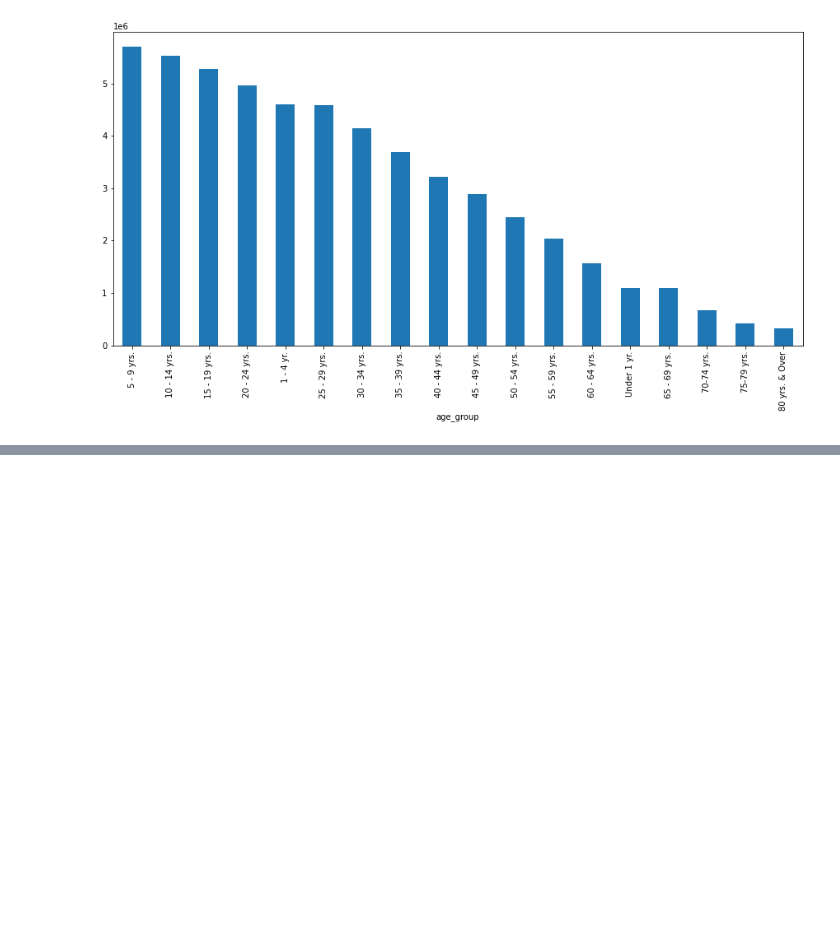
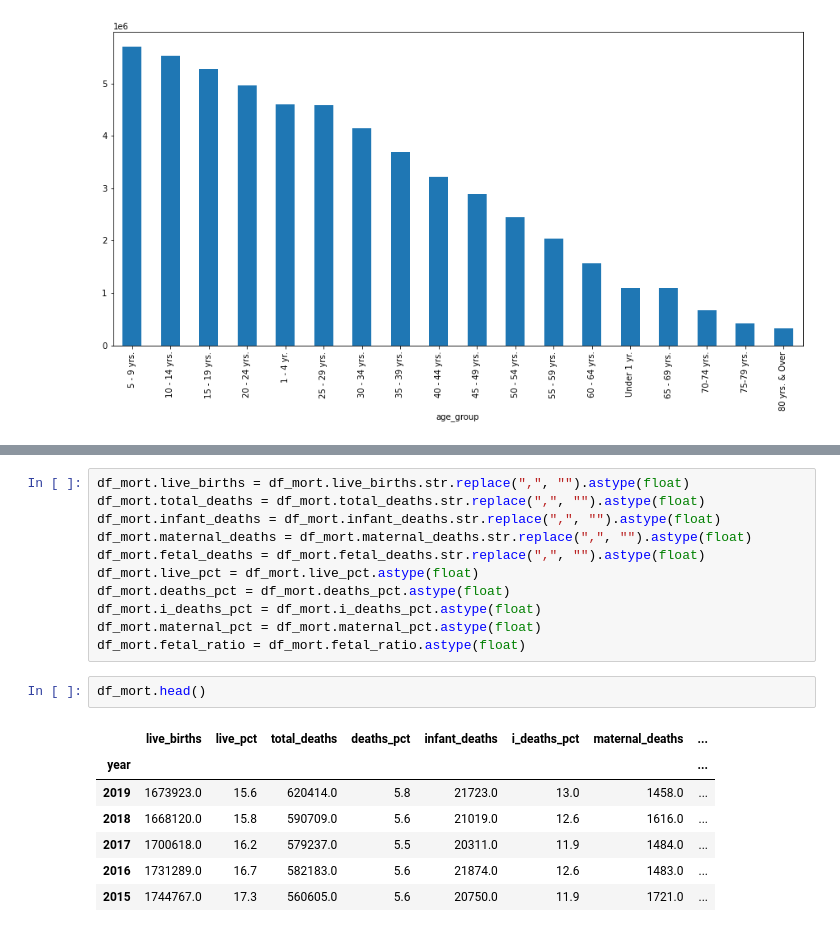
Before and after one commit to pmagtulis/practice-notebooks, a Jupyter notebook: camelot/health-data-pdf.ipynb, the cells around one changed output, grey strips where cells are left out. Cells and saved outputs as stored; diff of their text form; blank space fills up the shorter version.

```diff
--- a/camelot/health-data-pdf.ipynb
+++ b/camelot/health-data-pdf.ipynb
@@ -181,0 +247,21 @@ df_mort
+# %%
+df_mort.live_births = df_mort.live_births.str.replace(",", "").astype(float)
+df_mort.total_deaths = df_mort.total_deaths.str.replace(",", "").astype(float)
+df_mort.infant_deaths = df_mort.infant_deaths.str.replace(",", "").astype(float)
+df_mort.maternal_deaths = df_mort.maternal_deaths.str.replace(",", "").astype(float)
+df_mort.fetal_deaths = df_mort.fetal_deaths.str.replace(",", "").astype(float)
+df_mort.live_pct = df_mort.live_pct.astype(float)
+df_mort.deaths_pct = df_mort.deaths_pct.astype(float)
+df_mort.i_deaths_pct = df_mort.i_deaths_pct.astype(float)
+df_mort.maternal_pct = df_mort.maternal_pct.astype(float)
+df_mort.fetal_ratio = df_mort.fetal_ratio.astype(float)
+# %%
+df_mort.head()
+# %% [output]
+|  | live_births | live_pct | total_deaths | deaths_pct | infant_deaths | i_deaths_pct | maternal_deaths | ... |
+| year |  |  |  |  |  |  |  | ... |
+| 2019 | 1673923.0 | 15.6 | 620414.0 | 5.8 | 21723.0 | 13.0 | 1458.0 | ... |
+| 2018 | 1668120.0 | 15.8 | 590709.0 | 5.6 | 21019.0 | 12.6 | 1616.0 | ... |
+| 2017 | 1700618.0 | 16.2 | 579237.0 | 5.5 | 20311.0 | 11.9 | 1484.0 | ... |
+| 2016 | 1731289.0 | 16.7 | 582183.0 | 5.6 | 21874.0 | 12.6 | 1483.0 | ... |
+| 2015 | 1744767.0 | 17.3 | 560605.0 | 5.6 | 20750.0 | 11.9 | 1721.0 | ... |
```
Also changed, not shown: parts of 18 cells of this notebook.
